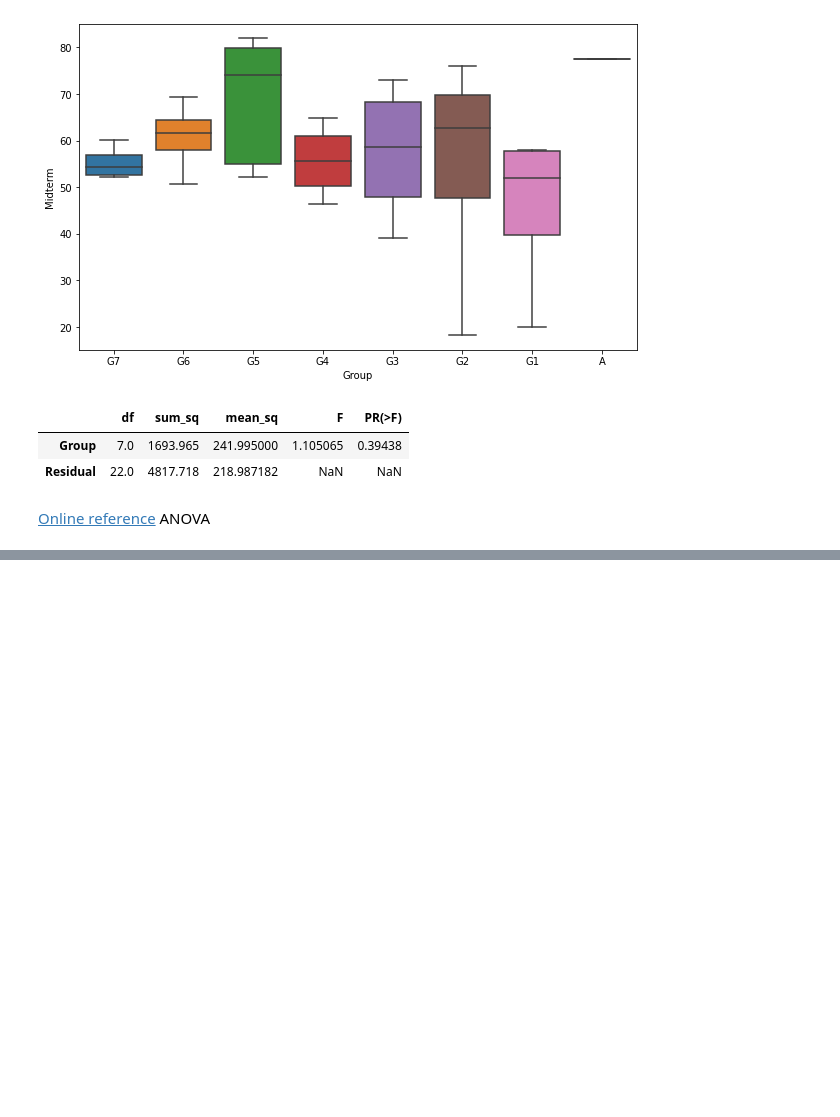
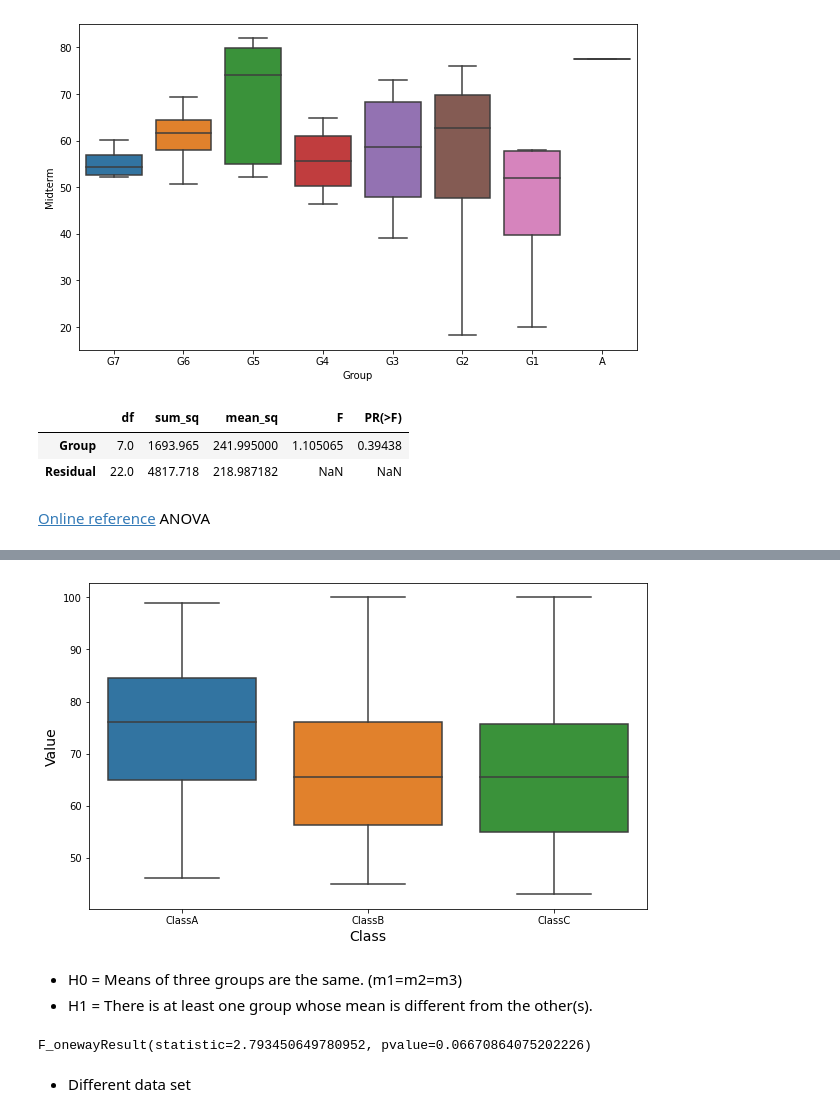
Before and after one commit to MK316/Fall2022, a Jupyter notebook: session05.ipynb, the cells around one changed output, grey strips where cells are left out. Cells and saved outputs as stored; diff of their text form; code cells hidden in the pictures; blank space fills up the shorter version.

```diff
--- a/session05.ipynb
+++ b/session05.ipynb
@@ -160,0 +267,17 @@ sm.stats.anova_lm(model, typ=1)
+# %%
+# Boxplot
+sns.boxplot(data=data1)
+plt.xlabel("Class", fontsize=14)
+plt.ylabel("Value", fontsize=14)
+plt.show()
+# %% [output]
+[figure, added]
+# %% [markdown]
+* H0 = Means of three groups are the same. (m1=m2=m3)
+* H1 = There is at least one group whose mean is different from the other(s).
+# %%
+stats.f_oneway(ClassA, ClassB, ClassC)
+# %% [output]
+F_onewayResult(statistic=2.793450649780952, pvalue=0.06670864075202226)
+# %% [markdown]
+* Different data set
```
Also changed, not shown: parts of 52 cells of this notebook.
